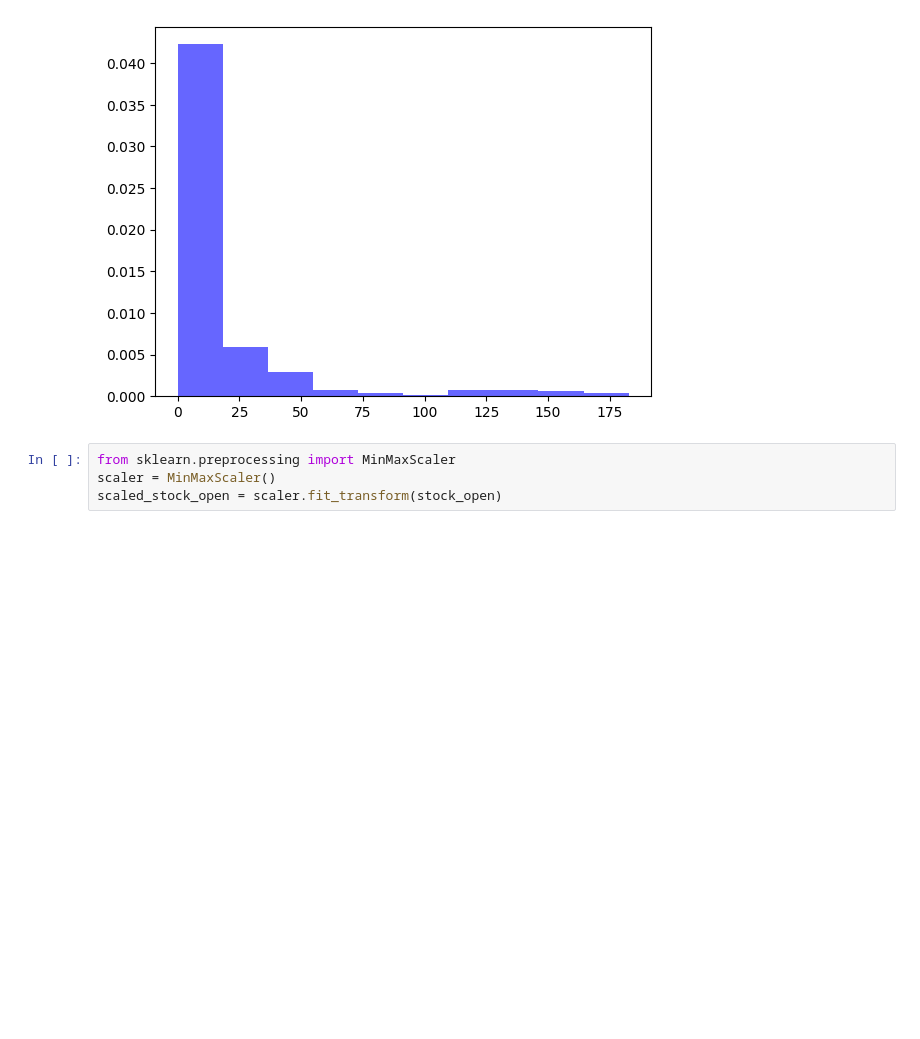
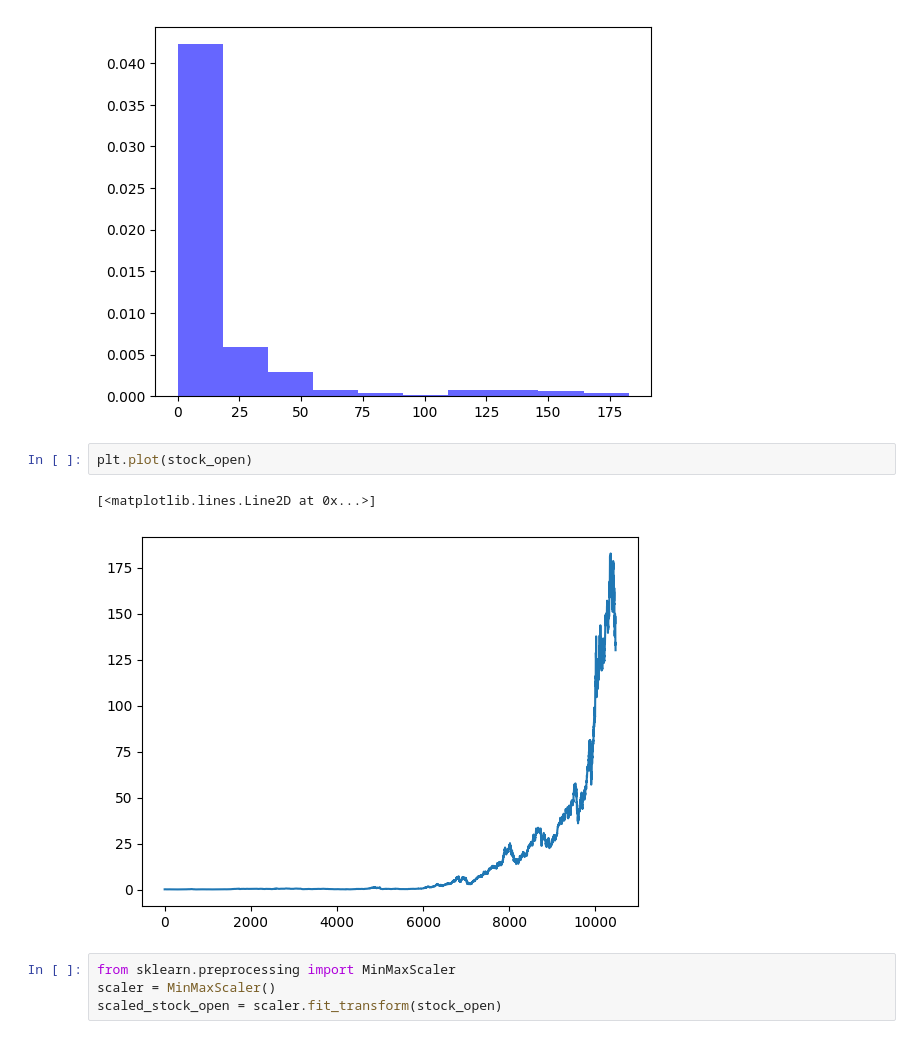
Before and after one commit to Prithvi2310/Stock-Price-Prediction, a Jupyter notebook: main.ipynb, the cells around one changed output. Drawn from its saved outputs; the diff is of its cells as text; blank space fills up the shorter version.

Commit message:
Added another graph showing the stock price change

```diff
--- a/main.ipynb
+++ b/main.ipynb
@@ -61,6 +78,11 @@ plt.hist(stock_open,density=True, alpha=0.6, color='b')
         1.46113937e+02, 1.64371971e+02, 1.82630005e+02]),
  <BarContainer object of 10 artists>)
 [figure]
+# %%
+plt.plot(stock_open)
+# %% [output]
+[<matplotlib.lines.Line2D at 0x...>]
+[figure, added]
 # %%
 from sklearn.preprocessing import MinMaxScaler
 scaler = MinMaxScaler()
```
Also changed, not shown: parts of 3 cells of this notebook.
